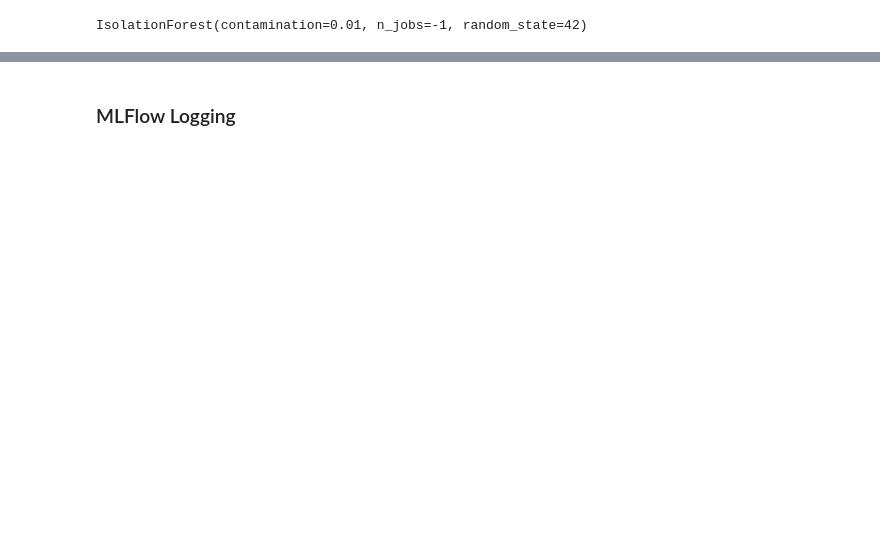
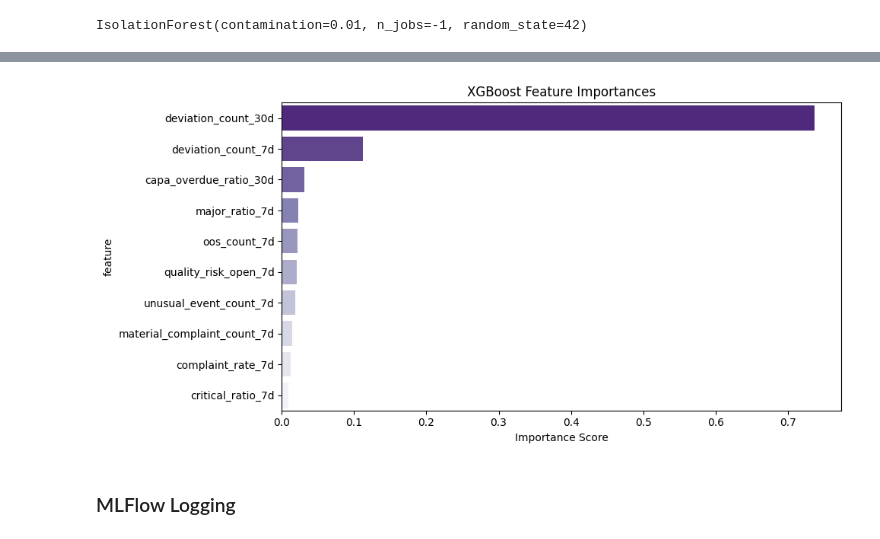
Before and after one commit to Rushikesh696/projects, a Jupyter notebook: Real-Time Quality Anomaly Detection System/notebooks/03_anomaly_detection.ipynb, the cells around one changed output, grey strips where cells are left out. Cells and saved outputs as stored; diff of their text form; code cells hidden in the pictures; blank space fills up the shorter version.

```diff
--- a/Real-Time Quality Anomaly Detection System/notebooks/03_anomaly_detection.ipynb
+++ b/Real-Time Quality Anomaly Detection System/notebooks/03_anomaly_detection.ipynb
@@ -369,0 +371,19 @@ plt.show()
+# %%
+xgb_model = xgb.XGBClassifier(
+    n_estimators=500,
+    max_depth=6,
+    learning_rate=0.05,
+    scale_pos_weight=scale_pos_weight,
+    eval_metric="aucpr",
+    early_stopping_rounds=30,
+    random_state=42,
+    n_jobs=-1
+)
+
+xgb_model.fit(
+    X_train, y_train,
+    eval_set=[(X_test, y_test)],
+    verbose=50
+)
+
+print(f"Best iteration: {xgb_model.best_iteration}")
@@ -370,3 +456,17 @@ plt.show()
+# %%
+xgb_feat_imp = pd.DataFrame({
+    "feature": feature_cols,
+    "importance": xgb_model.feature_importances_
+}).sort_values("importance", ascending=False)
+
+plt.figure(figsize=(10, 5))
+sns.barplot(data=xgb_feat_imp, x="importance", y="feature", palette="Purples_r")
+plt.title("XGBoost Feature Importances")
+plt.xlabel("Importance Score")
+plt.tight_layout()
+plt.show()
+# %% [output]
+[figure, added]
 # %% [markdown]
 ### MLFlow Logging
 # %%
```
Also changed, not shown: parts of 36 cells of this notebook, 5 other files.
